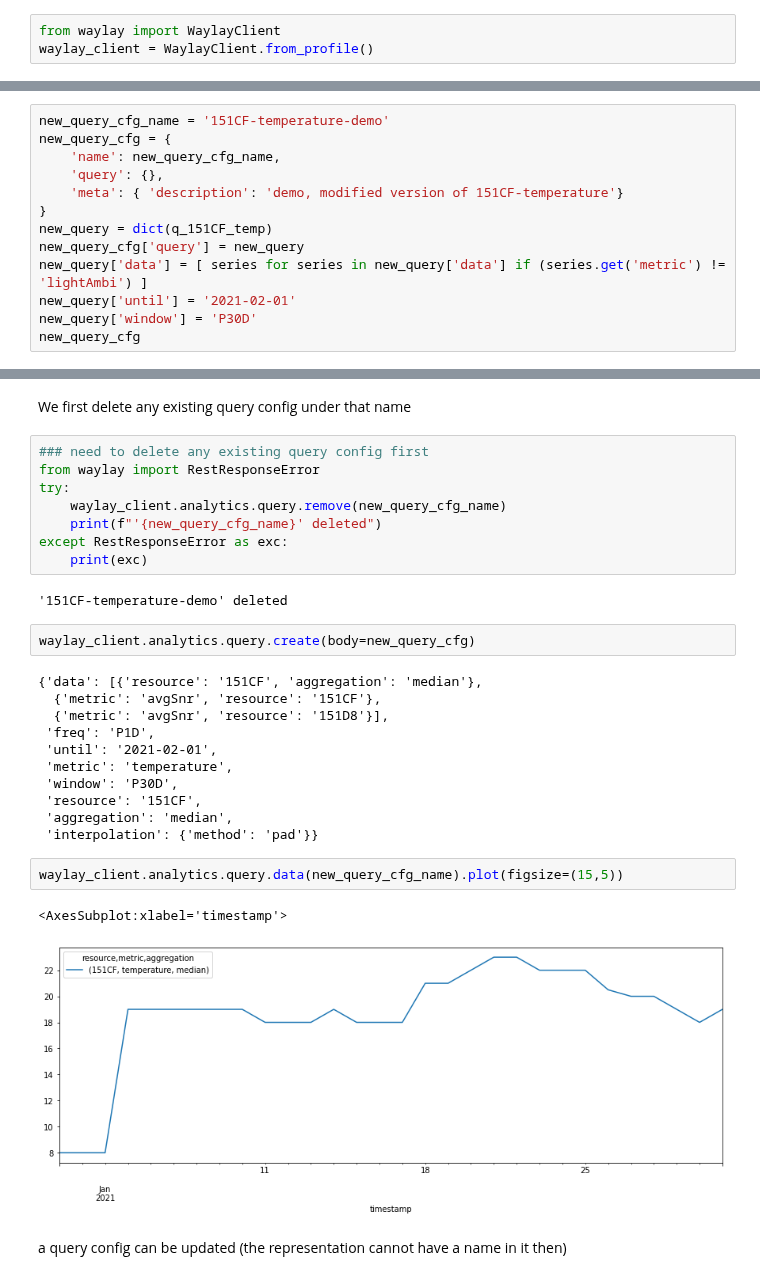
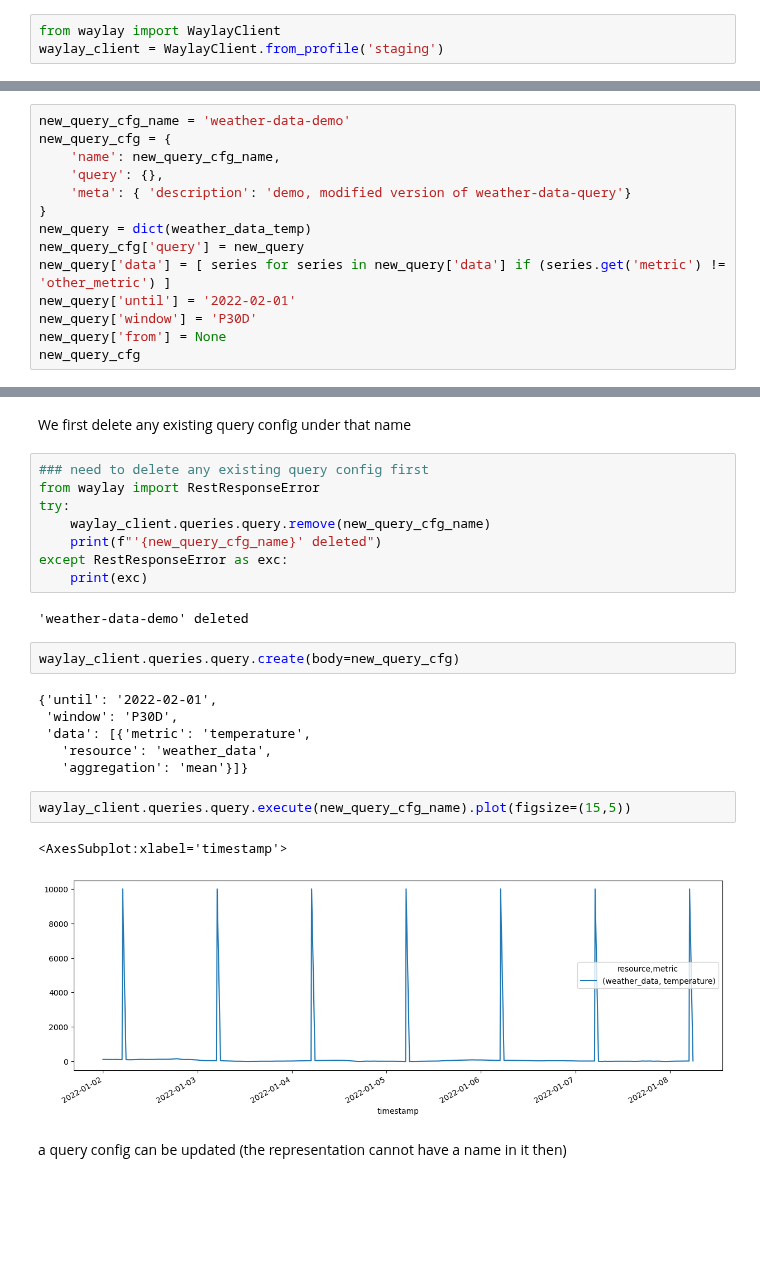
Before and after one commit to waylayio/demo-general, a Jupyter notebook: python-sdk/query/Multivariate time series retrieval with Query Configurations.ipynb, the cells around one changed output, grey strips where cells are left out. Drawn from its saved outputs; the diff is of its cells as text; blank space fills up the shorter version.

```diff
--- a/python-sdk/query/Multivariate time series retrieval with Query Configurations.ipynb
+++ b/python-sdk/query/Multivariate time series retrieval with Query Configurations.ipynb
@@ -15,5 +19,5 @@ See https://docs.waylay.io/api/query/ or https://docs-io.waylay.io/#/features/qu
 Import the client and check your backend connections
 # %%
 from waylay import WaylayClient
-waylay_client = WaylayClient.from_profile()
+waylay_client = WaylayClient.from_profile('staging')
 # %%
@@ -136,14 +130,15 @@ You can build your own query config definitions, store them `analytics.query.cre
 # %%
-new_query_cfg_name = '151CF-temperature-demo'
+new_query_cfg_name = 'weather-data-demo'
 new_query_cfg = {
     'name': new_query_cfg_name,
     'query': {},
-    'meta': { 'description': 'demo, modified version of 151CF-temperature'}
+    'meta': { 'description': 'demo, modified version of weather-data-query'}
 }
-new_query = dict(q_151CF_temp)
+new_query = dict(weather_data_temp)
 new_query_cfg['query'] = new_query
-new_query['data'] = [ series for series in new_query['data'] if (series.get('metric') != 'lightAmbi') ]
-new_query['until'] = '2021-02-01'
+new_query['data'] = [ series for series in new_query['data'] if (series.get('metric') != 'other_metric') ]
+new_query['until'] = '2022-02-01'
 new_query['window'] = 'P30D'
+new_query['from'] = None
 new_query_cfg
 # %% [output]
@@ -165,30 +156,25 @@ We first delete any existing query config under that name
 ### need to delete any existing query config first
 from waylay import RestResponseError
 try:
-    waylay_client.analytics.query.remove(new_query_cfg_name)
+    waylay_client.queries.query.remove(new_query_cfg_name)
     print(f"'{new_query_cfg_name}' deleted")
 except RestResponseError as exc:
     print(exc)
 # %% [output]
-'151CF-temperature-demo' deleted
+'weather-data-demo' deleted
 # %%
-waylay_client.analytics.query.create(body=new_query_cfg)
+waylay_client.queries.query.create(body=new_query_cfg)
 # %% [output]
-{'data': [{'resource': '151CF', 'aggregation': 'median'},
-  {'metric': 'avgSnr', 'resource': '151CF'},
-  {'metric': 'avgSnr', 'resource': '151D8'}],
- 'freq': 'P1D',
- 'until': '2021-02-01',
- 'metric': 'temperature',
+{'until': '2022-02-01',
  'window': 'P30D',
- 'resource': '151CF',
- 'aggregation': 'median',
- 'interpolation': {'method': 'pad'}}
+ 'data': [{'metric': 'temperature',
+   'resource': 'weather_data',
+   'aggregation': 'mean'}]}
 # %%
-waylay_client.analytics.query.data(new_query_cfg_name).plot(figsize=(15,5))
+waylay_client.queries.query.execute(new_query_cfg_name).plot(figsize=(15,5))
 # %% [output]
 <AxesSubplot:xlabel='timestamp'>
-[figure, old version]
+[figure, new version]
 # %% [markdown]
 a query config can be updated (the representation cannot have a name in it then)
 # %%
```
Also changed, not shown: parts of 18 cells of this notebook, 10 other files.
